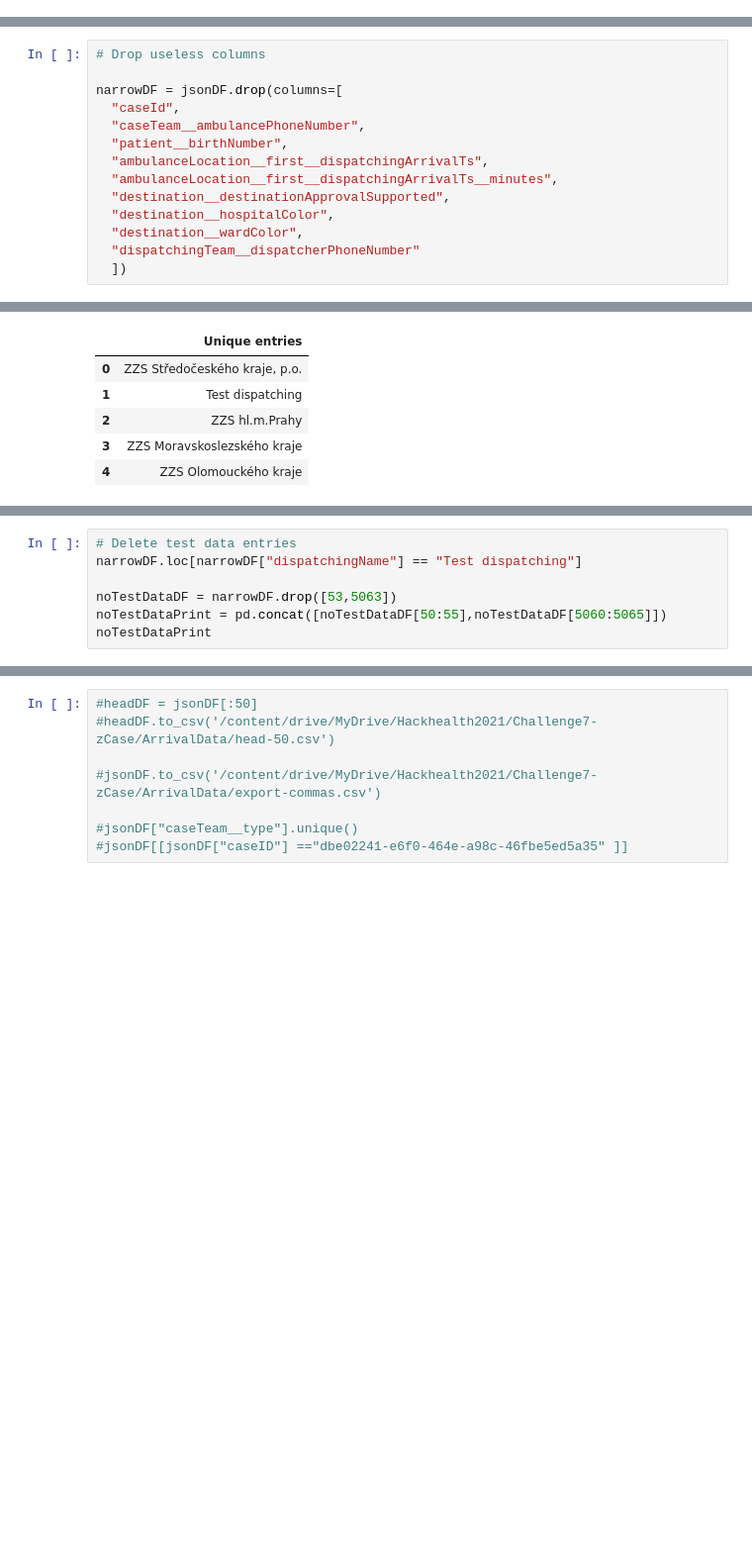
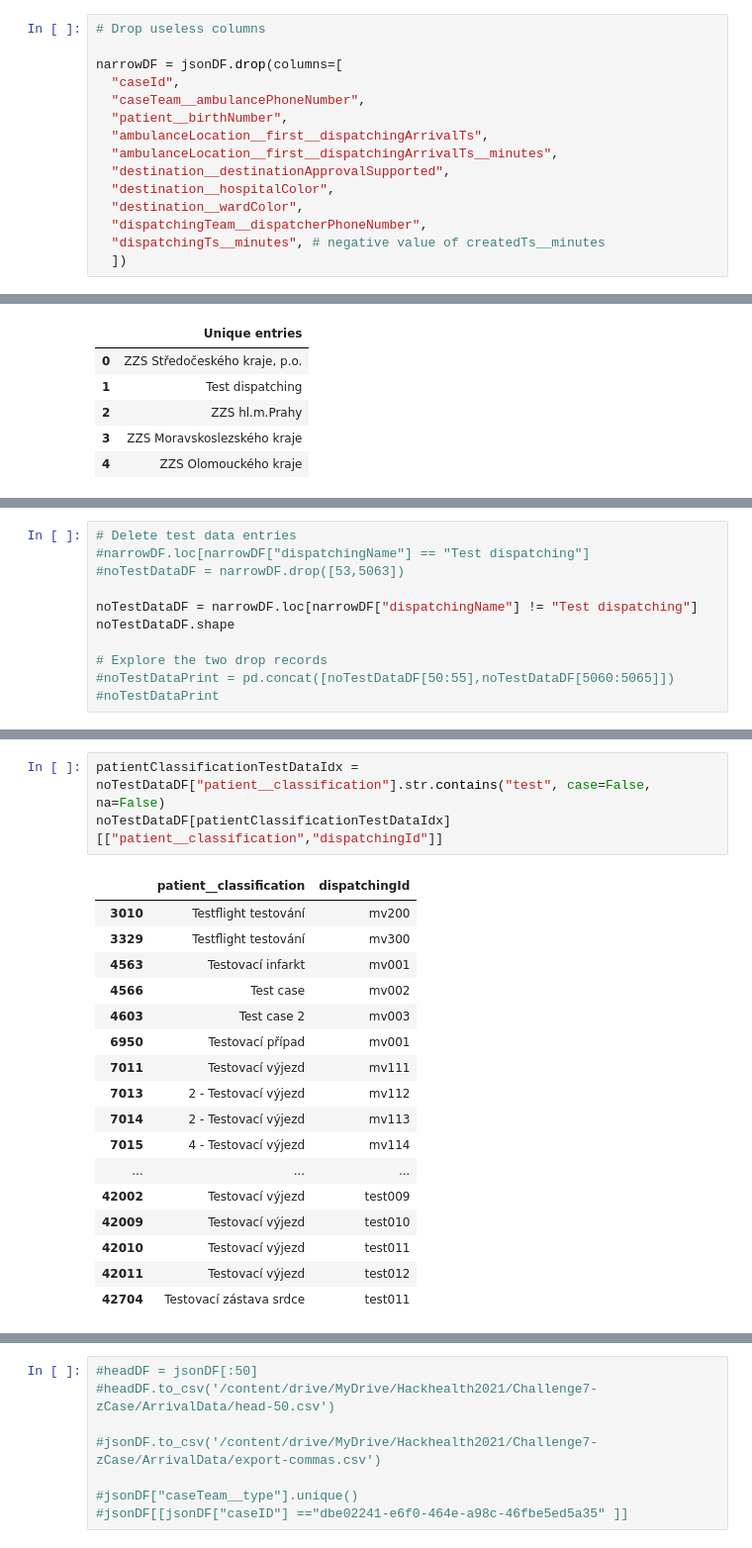
Before and after one commit to mtomcanyi/Hackhealth2021-Challenge7, a Jupyter notebook: ZCase_DataLoad.ipynb, the cells around one changed output, grey strips where cells are left out. Shown at 99% size. Cells and saved outputs as stored; diff of their text form; blank space fills up the shorter version.

Commit message:
Cleansed data and final export to CSV

```diff
--- a/ZCase_DataLoad.ipynb
+++ b/ZCase_DataLoad.ipynb
@@ -32,3 +34,18 @@ jsonDF
+# %%
+# Drop useless columns
+
+narrowDF = jsonDF.drop(columns=[
+  "caseId",
+  "caseTeam__ambulancePhoneNumber",
+  "patient__birthNumber",
+  "ambulanceLocation__first__dispatchingArrivalTs",
+  "ambulanceLocation__first__dispatchingArrivalTs__minutes",
+  "destination__destinationApprovalSupported",
+  "destination__hospitalColor",
+  "destination__wardColor",
+  "dispatchingTeam__dispatcherPhoneNumber",
+  "dispatchingTs__minutes", # negative value of createdTs__minutes
+  ])
 # %% [markdown]
 ## Narrowing down data
 
@@ -60,16 +57,2 @@ Looking at the metadata file provided we drop the unnecessary columns.
-# %%
-# Drop useless columns
-
-narrowDF = jsonDF.drop(columns=[
-  "caseId",
-  "caseTeam__ambulancePhoneNumber",
-  "patient__birthNumber",
-  "ambulanceLocation__first__dispatchingArrivalTs",
-  "ambulanceLocation__first__dispatchingArrivalTs__minutes",
-  "destination__destinationApprovalSupported",
-  "destination__hospitalColor",
-  "destination__wardColor",
-  "dispatchingTeam__dispatcherPhoneNumber"
-  ])
 # %% [markdown]
 ## Test data present
@@ -91,8 +74,12 @@ Let's remove the test data entries
 # %%
 # Delete test data entries
-narrowDF.loc[narrowDF["dispatchingName"] == "Test dispatching"]
+#narrowDF.loc[narrowDF["dispatchingName"] == "Test dispatching"]
+#noTestDataDF = narrowDF.drop([53,5063])
 
-noTestDataDF = narrowDF.drop([53,5063])
-noTestDataPrint = pd.concat([noTestDataDF[50:55],noTestDataDF[5060:5065]])
-noTestDataPrint
+noTestDataDF = narrowDF.loc[narrowDF["dispatchingName"] != "Test dispatching"]
+noTestDataDF.shape
+
+# Explore the two drop records
+#noTestDataPrint = pd.concat([noTestDataDF[50:55],noTestDataDF[5060:5065]])
+#noTestDataPrint
 # %% [output]
@@ -109,0 +91,21 @@ noTestDataPrint
+# %%
+patientClassificationTestDataIdx = noTestDataDF["patient__classification"].str.contains("test", case=False, na=False)
+noTestDataDF[patientClassificationTestDataIdx][["patient__classification","dispatchingId"]]
+# %% [output]
+|  | patient__classification | dispatchingId |
+| 3010 | Testflight testování | mv200 |
+| 3329 | Testflight testování | mv300 |
+| 4563 | Testovací infarkt | mv001 |
+| 4566 | Test case | mv002 |
+| 4603 | Test case 2 | mv003 |
+| 6950 | Testovací případ | mv001 |
+| 7011 | Testovací výjezd | mv111 |
+| 7013 | 2 - Testovací výjezd | mv112 |
+| 7014 | 2 - Testovací výjezd | mv113 |
+| 7015 | 4 - Testovací výjezd | mv114 |
+| ... | ... | ... |
+| 42002 | Testovací výjezd | test009 |
+| 42009 | Testovací výjezd | test010 |
+| 42010 | Testovací výjezd | test011 |
+| 42011 | Testovací výjezd | test012 |
+| 42704 | Testovací zástava srdce | test011 |
```
Also changed, not shown: parts of 27 cells of this notebook.
